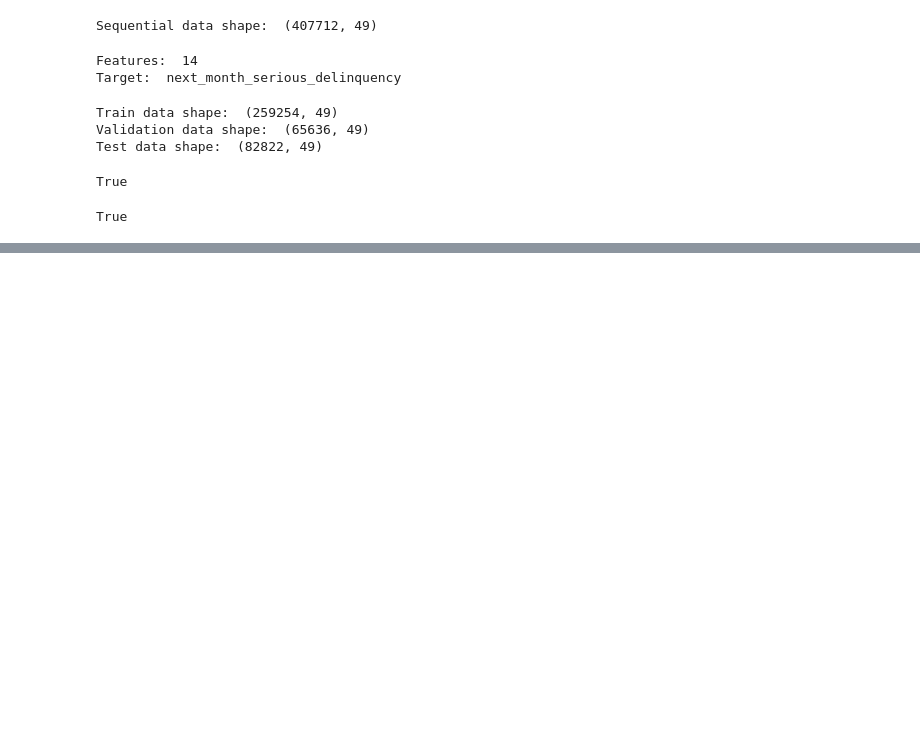
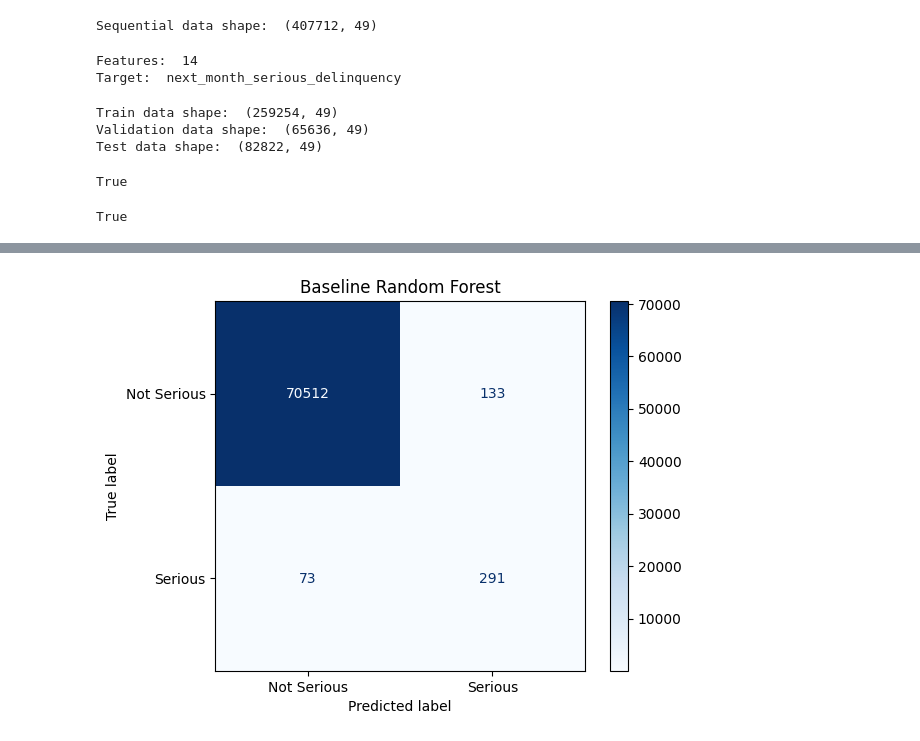
Before and after one commit to gianellarobles/ML_Finance_Project, a Jupyter notebook: code.ipynb, the cells around one changed output, grey strips where cells are left out. Saved outputs shown, nothing was run; the diff lists cells and outputs as text; code cells hidden in the pictures; blank space fills up the shorter version.

Commit message:
Update code.ipynb
Models done - Baseline Random Forest, Threshold Tuning, and Random SMOTE

```diff
--- a/code.ipynb
+++ b/code.ipynb
@@ -870,15 +967,15 @@ train_loans, validation_loans = train_test_split(
 
 train_data = sequential_data[
     sequential_data["loan_sequence_number"].isin(train_loans)
-]
+].copy()
 
 test_data = sequential_data[
     sequential_data["loan_sequence_number"].isin(test_loans)
-]
+].copy()
 
 validation_data = sequential_data[
     sequential_data["loan_sequence_number"].isin(validation_loans)
-]
+].copy()
 
 print("Train data shape: ", train_data.shape)
 print("Validation data shape: ", validation_data.shape)
@@ -936,0 +1185,25 @@ y test shape:  (963,)
+# %%
+#confusion matrix for baseline model
+from sklearn.metrics import confusion_matrix
+import matplotlib.pyplot as plt
+from sklearn.metrics import ConfusionMatrixDisplay
+
+cm = confusion_matrix(
+    y_test_seq,
+    baseline_pred
+)
+
+disp = ConfusionMatrixDisplay(
+    confusion_matrix=cm,
+    display_labels=[
+        "Not Serious",
+        "Serious"
+    ]
+)
+
+disp.plot(cmap="Blues")
+
+plt.title("Baseline Random Forest")
+plt.show()
+# %% [output]
+[figure, added]
```
Also changed, not shown: parts of 17 cells of this notebook.
